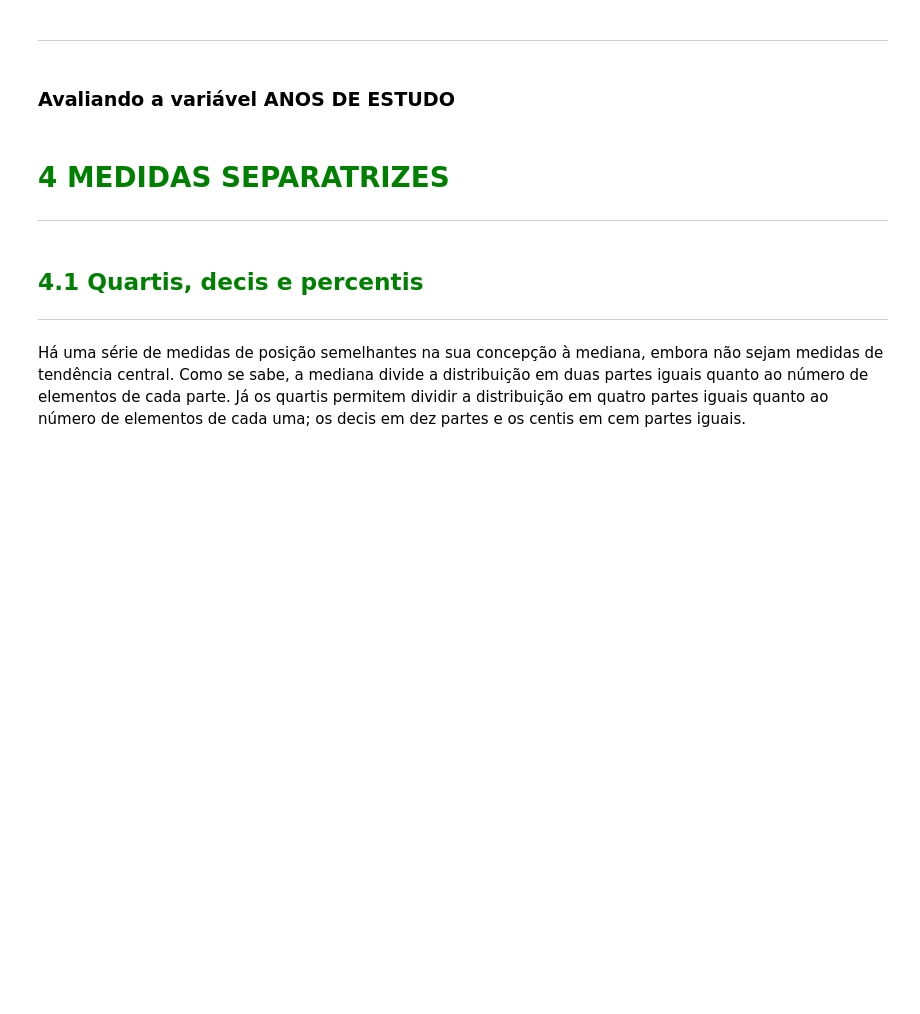
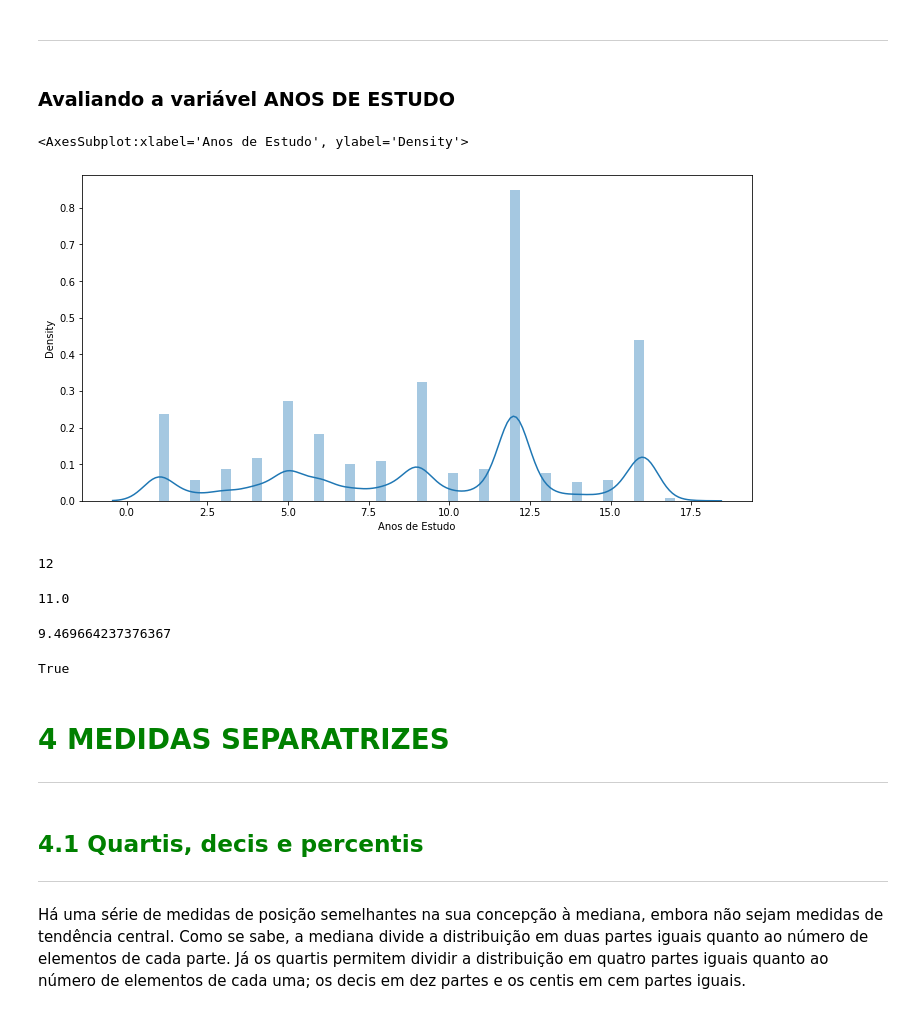
Before and after one commit to wiltonjr4/Data-Science, a Jupyter notebook: Statistics I/Curso_de_Estatística_Parte_1.ipynb, the cells around one changed output. Drawn from its saved outputs; the diff is of its cells as text; code cells hidden in the pictures; blank space fills up the shorter version.

```diff
--- a/Statistics I/Curso_de_Estatística_Parte_1.ipynb
+++ b/Statistics I/Curso_de_Estatística_Parte_1.ipynb
@@ -611,6 +875,32 @@ Pode-se definir a moda como sendo o valor mais frequente de um conjunto de dados
 ***
 # %% [markdown]
 ### Avaliando a variável ANOS DE ESTUDO
+# %%
+ax = sns.distplot(data['Anos de Estudo'])
+ax.figure.set_size_inches(12,6)
+ax
+# %% [output]
+<AxesSubplot:xlabel='Anos de Estudo', ylabel='Density'>
+[figure, added]
+# %%
+moda = data['Anos de Estudo'].mode()[0]
+moda
+# %% [output]
+12
+# %%
+mediana = data['Anos de Estudo'].median()
+mediana
+# %% [output]
+11.0
+# %%
+media = data['Anos de Estudo'].mean()
+media
+# %% [output]
+9.469664237376367
+# %%
+moda > mediana > media
+# %% [output]
+True
 # %% [markdown]
 # <font color=green>4 MEDIDAS SEPARATRIZES</font>
 ***
```
Also changed, not shown: parts of 66 cells of this notebook.
